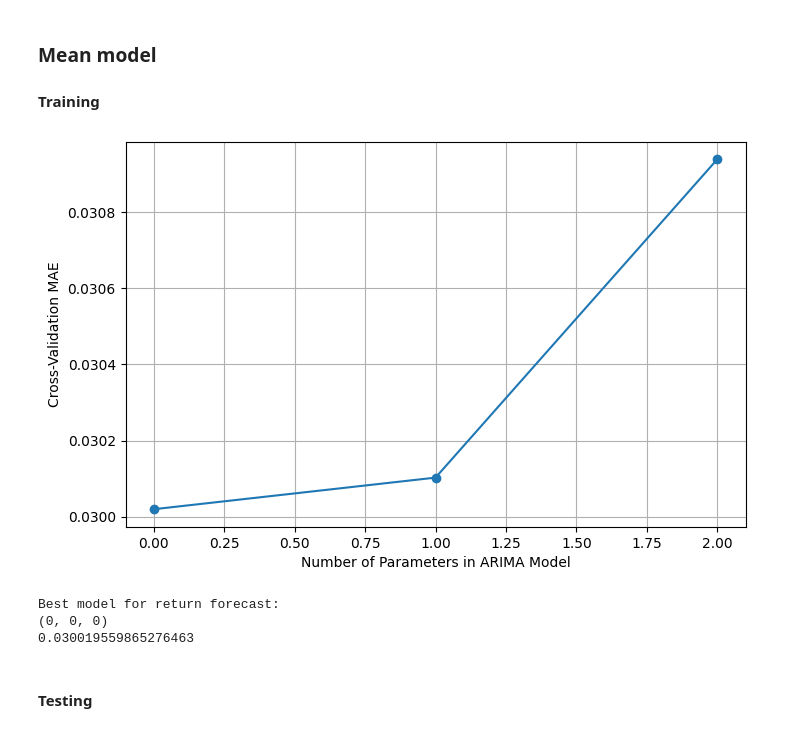
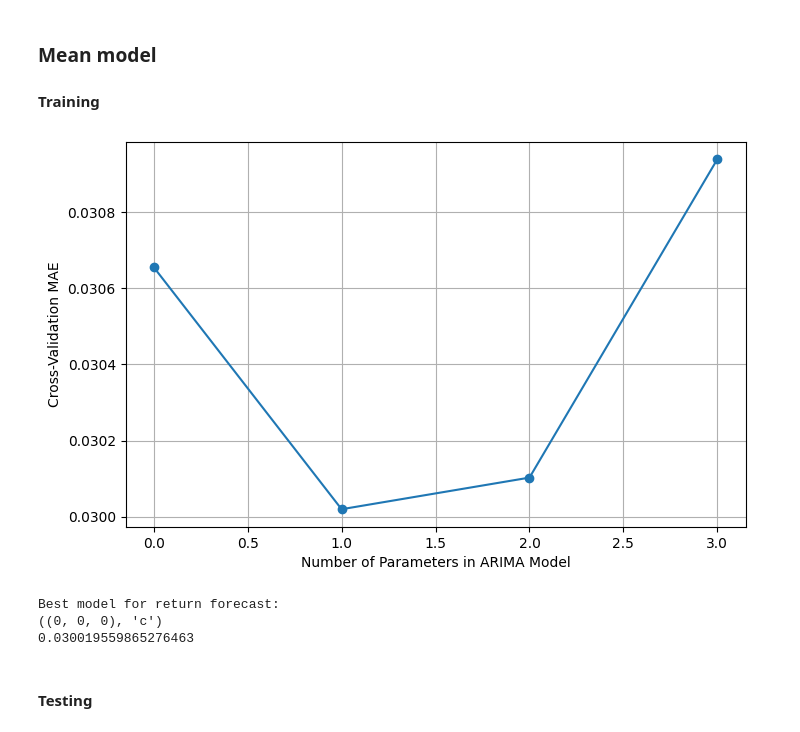
Before and after one commit to LiseVisagie/SLT-Ass1, a Jupyter notebook: Ass1_2.ipynb, the cells around one changed output. Cells and saved outputs as stored; diff of their text form; code cells hidden in the pictures.

```diff
--- a/Ass1_2.ipynb
+++ b/Ass1_2.ipynb
@@ -60,8 +60,10 @@ p-value: 1.7931843261586577e-29
 # %%
 cv_ARIMA = []
 lags = [(0,0,0),(1,0,0),(0,0,1),(1,0,1)]
+constant=["n","c"]
+candidate_models = list(itertools.product(lags,constant))
 
-for spec in lags:
+for spec in candidate_models:
     mean_fold_errors = []
 
     for train_idx, val_index in tscv.split(train):
@@ -74,7 +76,7 @@ for spec in lags:
         pred_mean = []
         history = cv_train.copy(deep=True)
         for t in range(len(cv_valid)):
-            fitted = ARIMA(history, order=spec).fit()
+            fitted = ARIMA(history, order=spec[0],trend=spec[1]).fit()
             forecast = fitted.forecast(steps=1)
             pred_mean.append(forecast/100)
             history = pd.concat([history, pd.Series([cv_valid.iloc[t]])])
@@ -96,27 +98,29 @@ for spec in lags:
 # %%
 ARMA_cv_df = pd.DataFrame(cv_ARIMA)
 
-def count_params(order):
-    p, d, q = order
-    return p + d + q
+def count_params(params):
+    order, c = params
+    p, d, q=order
+    mu = 0 if c == "n" else 1
+    return p+d+q+mu
 
 ARMA_cv_df["n_params"] = ARMA_cv_df["model"].apply(count_params)
 
 
 best_models = ARMA_cv_df.loc[ARMA_cv_df.groupby("n_params")["mean_cv_mae"].idxmin()]
 
 # Sort by parameter count for plotting
 best_models = best_models.sort_values("n_params")
 
 # Plot
 plt.figure(figsize=(8,5))
 plt.plot(best_models["n_params"], best_models["mean_cv_mae"], marker="o", linestyle="-")
 plt.xlabel("Number of Parameters in ARIMA Model")
 plt.ylabel("Cross-Validation MAE")
 plt.grid(True)
 plt.show()
 # %% [output]
-[figure, old version]
+[figure, new version]
 # %%
 best_mean_result = min(cv_ARIMA, key=lambda x: x["mean_cv_mae"])
 best_mean_spec = best_mean_result["model"]
@@ -126,7 +130,7 @@ print(best_mean_spec)
 print(best_mean_result["mean_cv_mae"])
 # %% [output]
 Best model for return forecast:
-(0, 0, 0)
+((0, 0, 0), 'c')
 0.030019559865276463
 # %% [markdown]
 #### Testing
```
Also changed, not shown: parts of 6 cells of this notebook.
